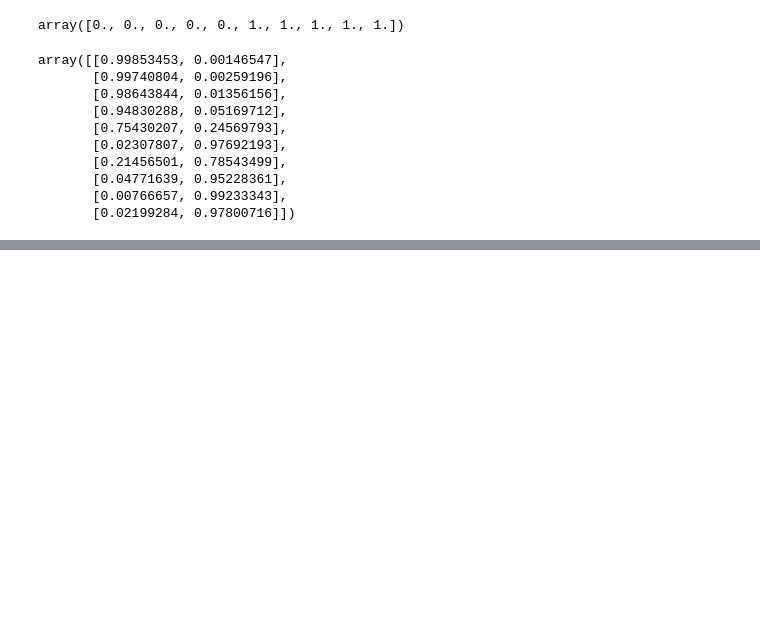
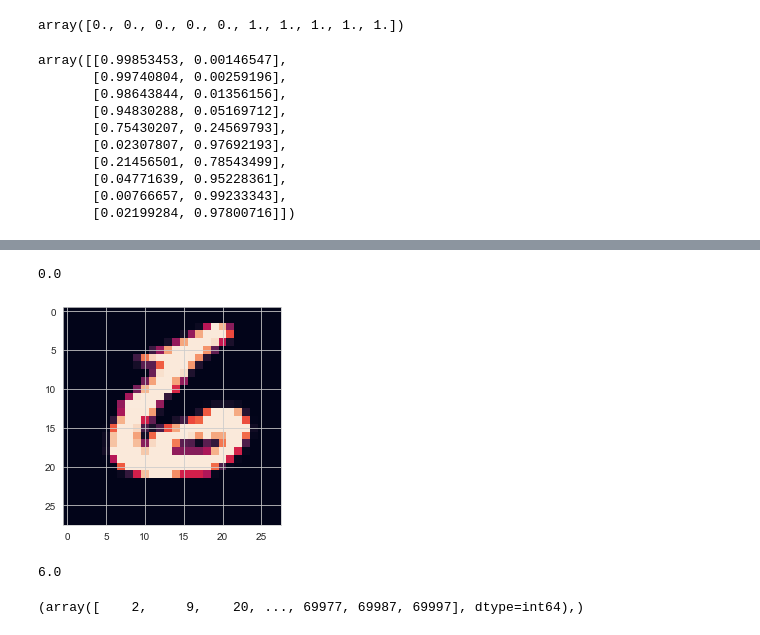
Before and after one commit to mashnun/Classification-Learning, a Jupyter notebook: Classification type ML.ipynb, the cells around one changed output, grey strips where cells are left out. Drawn from its saved outputs; the diff is of its cells as text; code cells hidden in the pictures; blank space fills up the shorter version.

```diff
--- a/Classification type ML.ipynb
+++ b/Classification type ML.ipynb
@@ -62,3 +62,7 @@ array([[0.99853453, 0.00146547],
        [0.04771639, 0.95228361],
        [0.00766657, 0.99233343],
        [0.02199284, 0.97800716]])
+# %%
+from sklearn.datasets import fetch_openml
+mnist = fetch_openml(name = 'mnist_784')
+mnist
@@ -64,0 +91,2 @@ array([[0.99853453, 0.00146547],
+# %%
+X, Y = mnist['data'], mnist['target']
@@ -64,0 +117,20 @@ array([[0.99853453, 0.00146547],
+# %%
+def viz(n):
+    pt.imshow(X[n].reshape(28,28))
+    return
+# %%
+Y[1000]
+# %% [output]
+0.0
+# %%
+viz(69999)
+# %% [output]
+[figure, added]
+# %%
+Y[69999]
+# %% [output]
+6.0
+# %%
+np.where(Y==4)
+# %% [output]
+(array([    2,     9,    20, ..., 69977, 69987, 69997], dtype=int64),)
```
Also changed, not shown: parts of 15 cells of this notebook.
